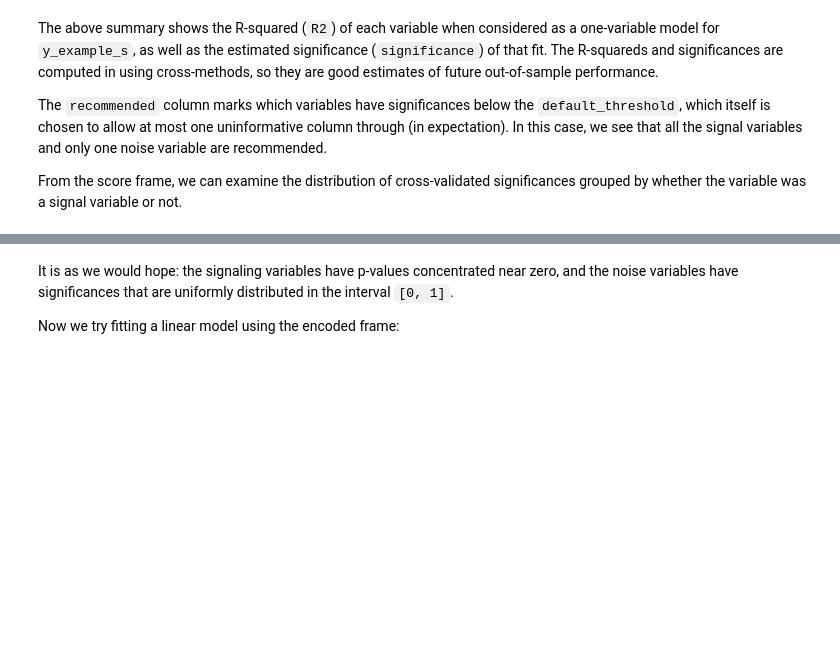
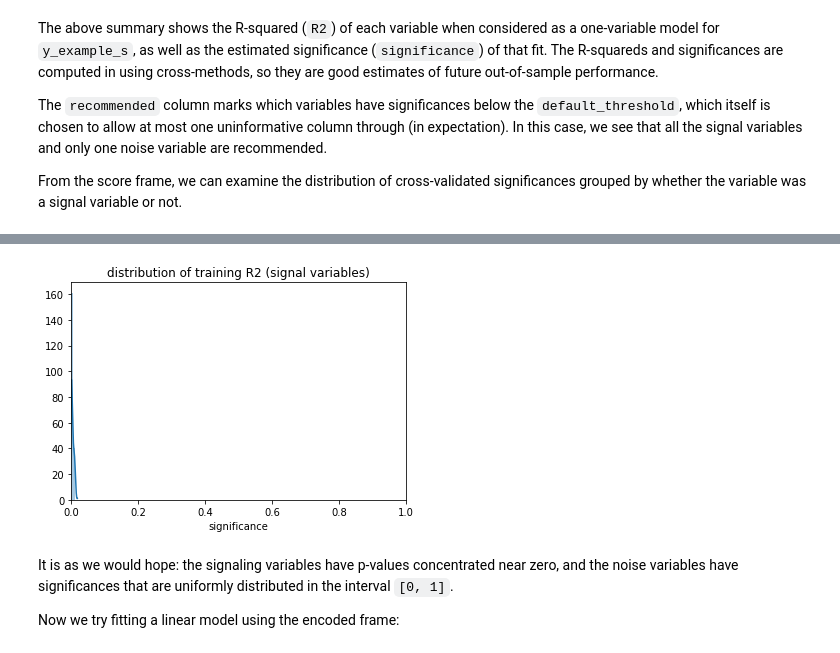
Before and after one commit to WinVector/pyvtreat, a Jupyter notebook: Examples/CrossVal/LeakTradeOff/CrossFrameExample.ipynb, the cells around one changed output, grey strips where cells are left out. Drawn from its saved outputs; the diff is of its cells as text; code cells hidden in the pictures; blank space fills up the shorter version.

```diff
--- a/Examples/CrossVal/LeakTradeOff/CrossFrameExample.ipynb
+++ b/Examples/CrossVal/LeakTradeOff/CrossFrameExample.ipynb
@@ -711,3 +704,11 @@ _ =splt.set_title('distribution of training R2 grouped by variable type\n(log y
+# %%
+splt = seaborn.distplot(
+    sig_frame['significance'][sig_frame['variable_type'] == 'signal']
+)
+splt.set(xlim=(0,1))
+_ =splt.set_title('distribution of training R2 (signal variables)')
+# %% [output]
+[figure, added]
 # %% [markdown]
 It is as we would hope: the signaling variables have p-values concentrated near zero, and the noise variables have significances that are uniformly distributed in the interval `[0, 1]`.
 
```
Also changed, not shown: parts of 8 cells of this notebook, 5 other files.
